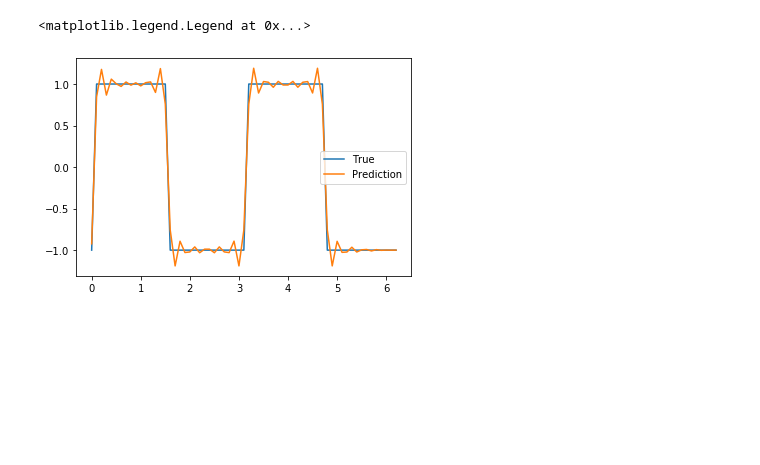
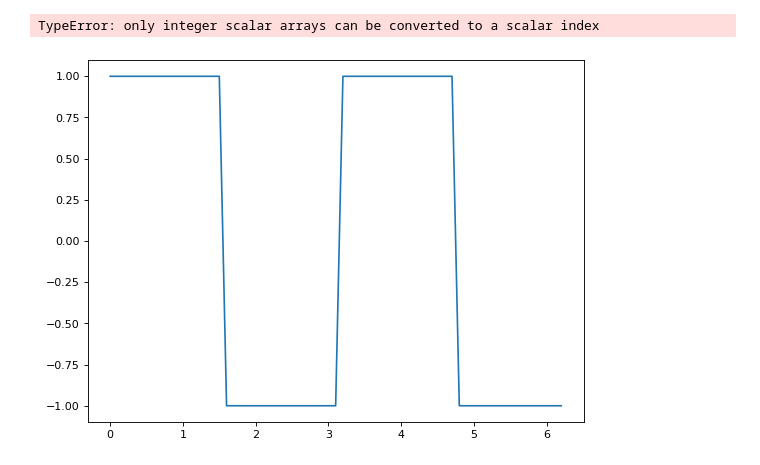
Before and after one commit to FredericoNesti/ANN_DeepArch, a Jupyter notebook: NN/3_1_faster.ipynb, the cells around one changed output. Drawn from its saved outputs; the diff is of its cells as text; code cells hidden in the pictures; blank space fills up the shorter version.

```diff
--- a/NN/3_1_faster.ipynb
+++ b/NN/3_1_faster.ipynb
@@ -12,21 +10,23 @@ from matplotlib import pyplot as plt
 # %%
 # creating the dataset
 x = np.arange(0,2*np.pi,0.1)
-x = np.random.permutation(x)
-#y = np.sin(2*x)
-y = (np.sin(2*x)>0)*2-1 #square
+#x = np.random.permutation(x)
+y = np.sin(2*x) #+ np.random.normal(scale=0.1, size=len(x))
+#y = (np.sin(2*x)>=0)*2-1 + np.random.normal(scale=0.1, size=len(x)) #square
 x_test = np.arange(0.05,2*np.pi,0.1)
-#y_test = np.sin(2*x_test)
-y_test = (np.sin(2*x_test)>0)*2-1 #square test
+y_test = np.sin(2*x_test)
+#y_test = (np.sin(2*x_test)>=0)*2-1 #square test
 # %%
 #creating the transformation
 number_of_rbf_nodes = 63
 #means = np.linspace(0, 2*np.pi,number_of_rbf_nodes+2)[1:-1]
-means = np.linspace(0, 2*np.pi,number_of_rbf_nodes)
+means = np.array([np.pi/number_of_rbf_nodes + i*np.pi/number_of_rbf_nodes*2 for i in range(number_of_rbf_nodes)])
+#means = np.linspace(0, 2*np.pi,number_of_rbf_nodes)
 #means = np.sort(np.random.rand(number_of_rbf_nodes)*np.max(x))
 #means = x
 sigmas = np.ones(number_of_rbf_nodes)*(1.0/(number_of_rbf_nodes*1.2))
-#sigmas = np.ones(number_of_rbf_nodes)*(1.0/32)
+#sigmas = np.ones(number_of_rbf_nodes)
+sigmas = np.ones(number_of_rbf_nodes)*(1.0/4)
 rbf = RbfTransformation(means,sigmas)
 #rbf = StepTransformation(means)
 new_x = np.zeros((len(x), number_of_rbf_nodes))
@@ -43,4 +45,4 @@ nn = NN(number_of_rbf_nodes) # the number of inputs
 nn.add_layer(1, function=Linear(), bias_weight=0) #adding a linear layer at the end
 # %%
 # training the network
-nn.train_batch(new_x,y,63,10000,0.8,0)
+train_o,test_ = nn.train_batch(new_x,y,63,10000,0.1,0,learning_curve=True)
@@ -49,9 +60,10 @@ nn.train_batch(new_x,y,63,10000,0.8,0)
 # %%
 #prediction
 ans = []
+ans_test = []
 ab = 0
-for x_s, y_true in zip(new_x,y):
-    v = nn.feed_forward(x_s)[1][0]
+for x_s, y_true in zip(x,y):
+    v = nn.feed_forward([x_s])[1][0]
     ans.append(v)
 #    print("v",v,y_true)
     ab+=np.abs((v-y_true))
@@ -59,10 +71,12 @@ ab = ab/len(x)
 print(ab)
 ans = np.array(ans)
 ab = 0
-for x_s, y_true in zip(new_x_test,y_test):
-    v = nn.feed_forward(x_s)[1][0]
+for x_s, y_true in zip(x_test,y_test):
+    v = nn.feed_forward([x_s])[1][0]
+    ans_test.append(v)
     ab+=np.abs((v-y_true))
 ab = ab/len(x_test)
 print(ab)
 ans = np.array(ans)
+ans_test = np.array(ans_test)
 # %% [output]
@@ -71,9 +100,11 @@ ans = np.array(ans)
 # %%
 #ploting
+plt.figure(num=None, figsize=(8, 6), dpi=80, facecolor='w', edgecolor='k')
 indexes = np.argsort(x)
 plt.plot(x[indexes],y[indexes], label="True")
 plt.plot(x[indexes],ans[indexes], label="Prediction")
 plt.legend()
+#plt.savefig("Lab_2_data/square_zero_error.png")
 # %% [output]
-<matplotlib.legend.Legend at 0x...>
+TypeError: only integer scalar arrays can be converted to a scalar index
-[figure, old version]
+[figure, new version]
```
Also changed, not shown: parts of 49 cells of this notebook, 5 other files.
